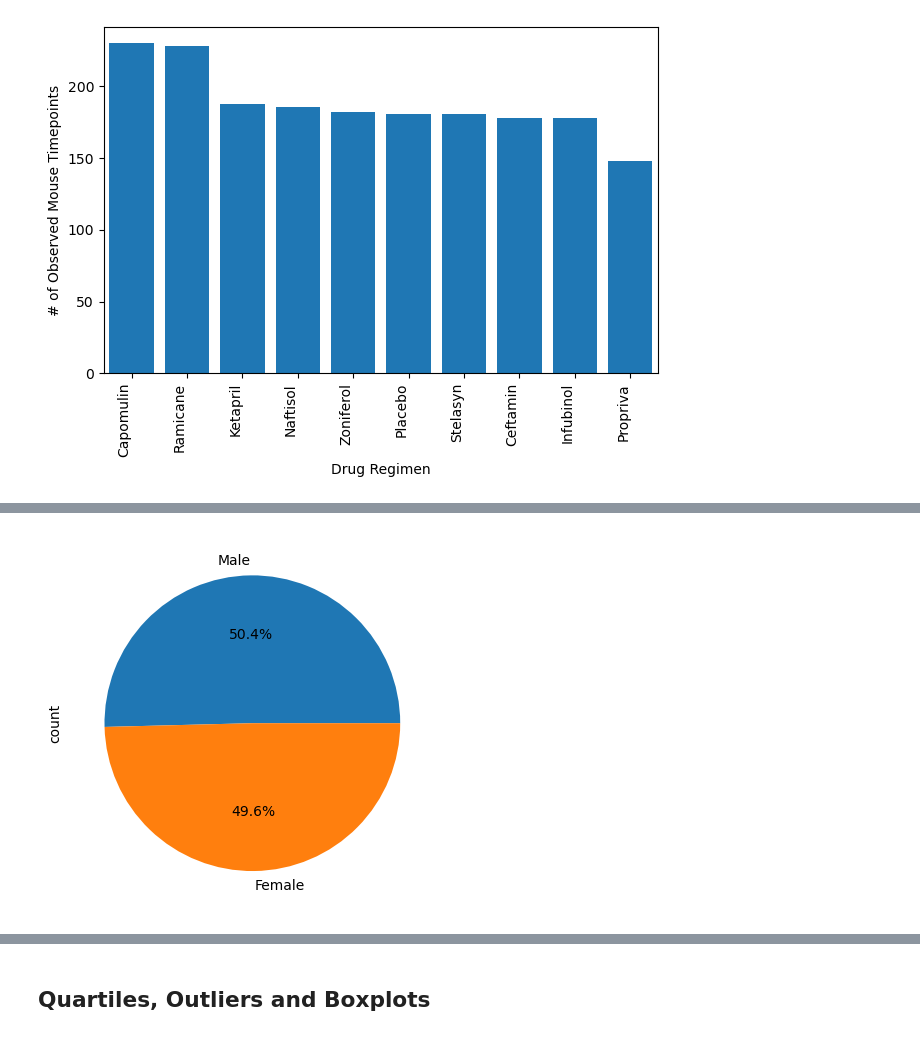
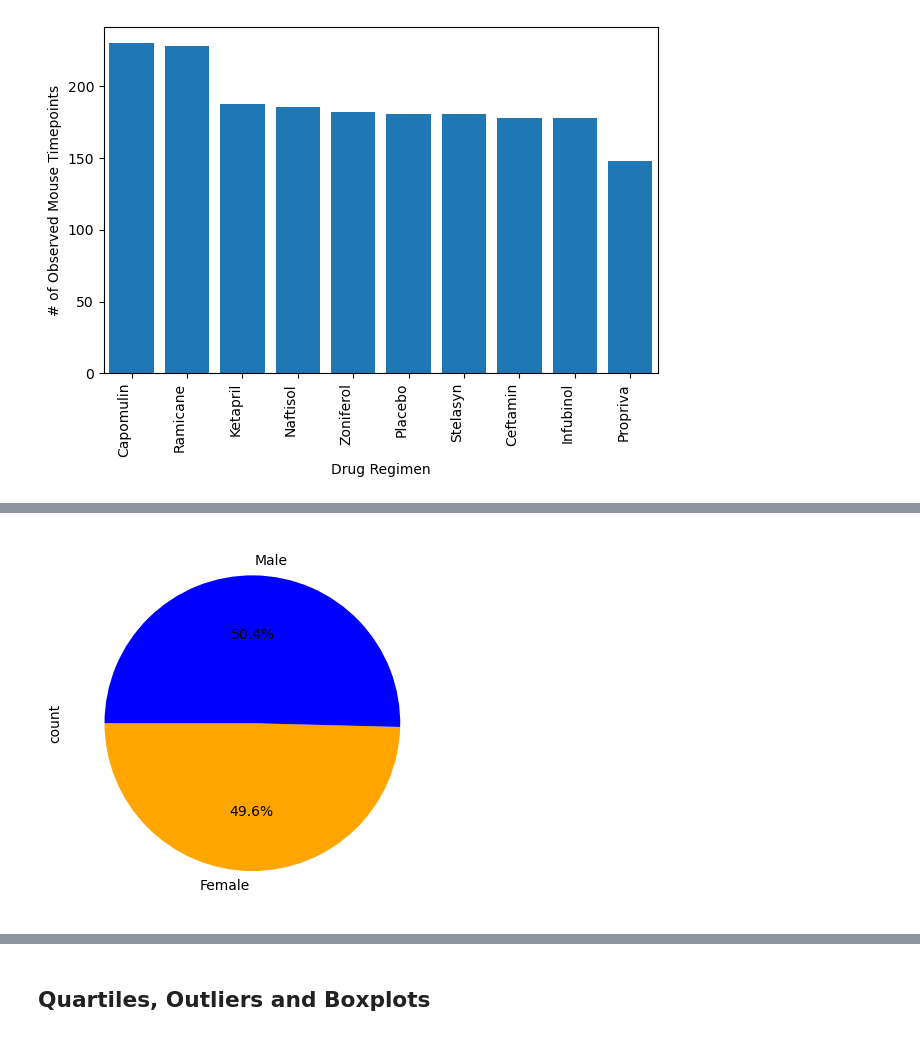
Before and after one commit to Feda2020/Module-5-Challenge, a Jupyter notebook: Pymaceuticals/pymaceuticals_starter.ipynb, the cells around one changed output, grey strips where cells are left out. Drawn from its saved outputs; the diff is of its cells as text; code cells hidden in the pictures.

Commit message:
Generating pie charts for the mice sex

```diff
--- a/Pymaceuticals/pymaceuticals_starter.ipynb
+++ b/Pymaceuticals/pymaceuticals_starter.ipynb
@@ -183,9 +199,19 @@ plt.show()
 # %%
-# Generate a pie chart, using Pandas, showing the distribution of unique female versus male mice used in the study
+# Generate a pie chart, using pyplot, showing the distribution of unique female versus male mice used in the study
 
 # Get the unique mice with their gender
+sex_count = clean_mouse_study.drop_duplicates(subset=["Mouse ID"]).groupby("Sex")["Mouse ID"].count()
 
+# Define the colors for Female and Male
+colors = ["orange", "blue"]
 
 # Make the pie chart
+sex_count.plot.pie(autopct="%1.1f%%",colors=colors,startangle=180,labels=["Female", "Male"],)
+
+#Setting the y-axis to count
+plt.ylabel("count")
+
+# Show the plot
+plt.show()
 # %% [output]
-[figure, old version]
+[figure, new version]
```
Also changed, not shown: parts of 2 cells of this notebook.
